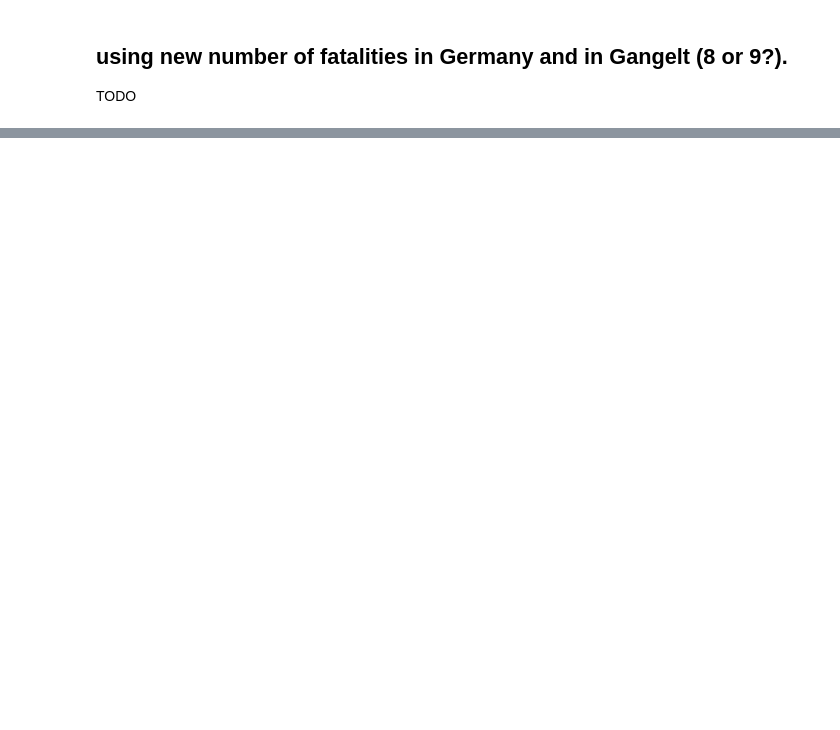
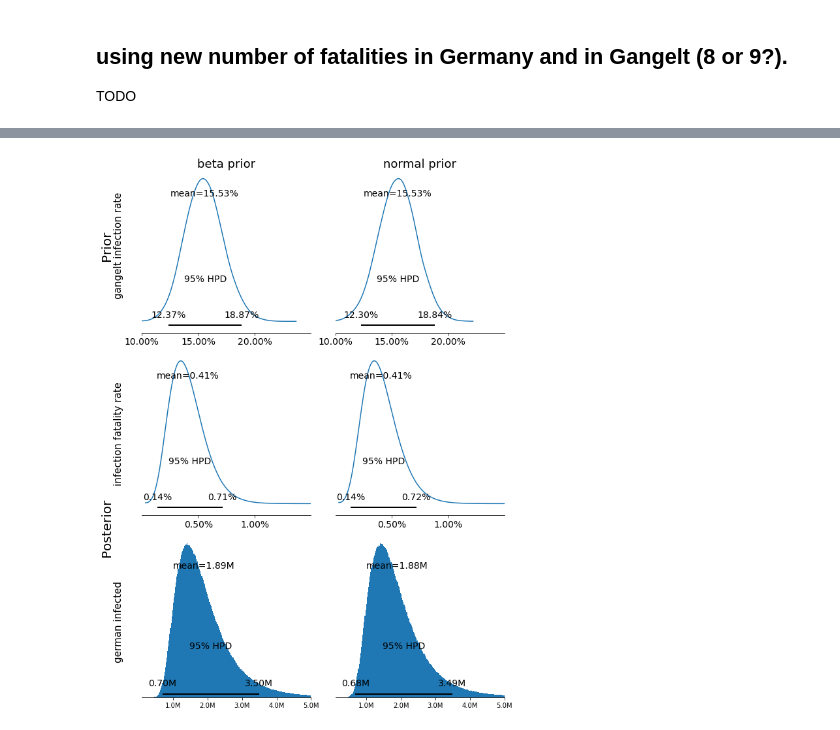
Before and after one commit to matthias-k/analysis-heinsberg-study, a Jupyter notebook: BayesianHeinsbergClean.ipynb, the cells around one changed output, grey strips where cells are left out. Drawn from its saved outputs; the diff is of its cells as text; code cells hidden in the pictures; blank space fills up the shorter version.

```diff
--- a/BayesianHeinsbergClean.ipynb
+++ b/BayesianHeinsbergClean.ipynb
@@ -457,0 +589,30 @@ TODO
+# %%
+rows = 3
+cols = 2
+width = 4.5
+height = 4
+
+f, axs = plt.subplots(rows, cols, figsize=(cols*width, rows*height))
+
+models = [
+    (prior, posterior, german_infected),
+    (prior_3, posterior_3, german_infected_3),
+]
+
+for model_index, (_prior, _posterior, _german_infected) in enumerate(models):
+
+    plot_infection_rate(_prior['gangelt_infection_rate'], ax=axs[0, model_index])
+    plot_infection_fatality_rate(_posterior['infection_fatality_rate'], ax=axs[1, model_index])
+    plot_german_infected(_german_infected, ax=axs[2, model_index])
+
+axs[0, 0].set_title('beta prior', fontsize=18)
+axs[0, 1].set_title('normal prior', fontsize=18)
+
+plt.tight_layout(rect=(0.05, 0, 1, 1))
+plt.gcf().text(0.04, 2.5/rows, 'gangelt infection rate', rotation=90, verticalalignment='center', fontsize=15)
+plt.gcf().text(0.04, 1.5/rows, 'infection fatality rate', rotation=90, verticalalignment='center', fontsize=15)
+plt.gcf().text(0.04, 0.5/rows, 'german infected', rotation=90, verticalalignment='center', fontsize=15)
+plt.gcf().text(0.01, 2.5/rows, 'Prior', rotation=90, verticalalignment='center', fontsize=20)
+plt.gcf().text(0.01, 1/rows, 'Posterior', rotation=90, verticalalignment='center', fontsize=20);
+# %% [output]
+[figure, added]
```
Also changed, not shown: parts of 17 cells of this notebook, 1 other file.
